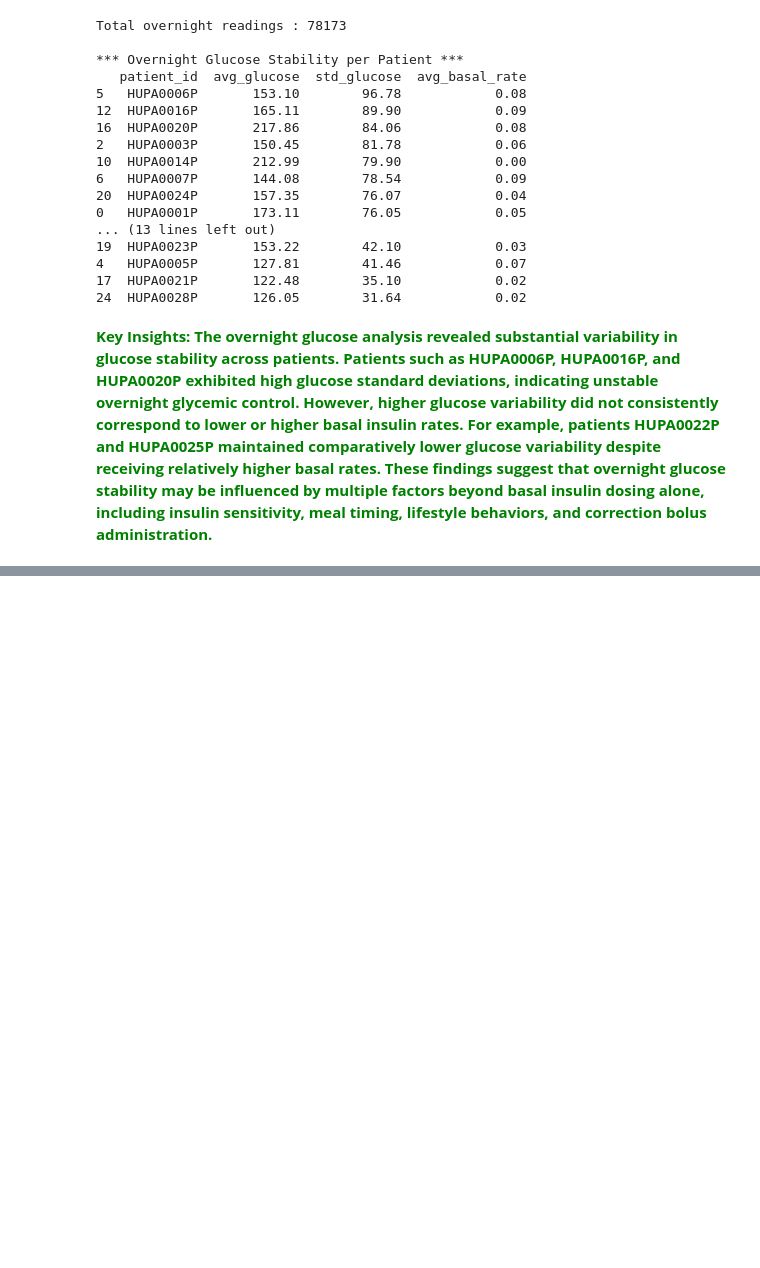
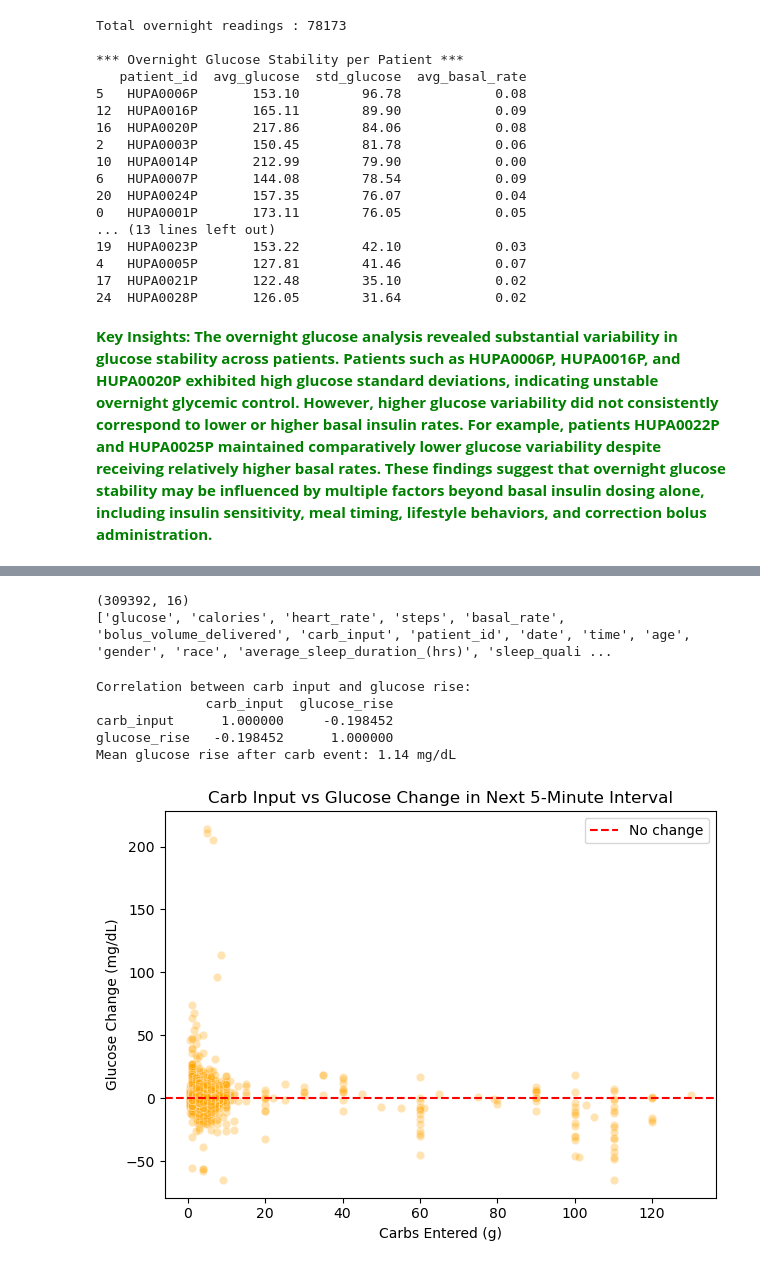
Before and after one commit to PoojaBELURE1724/Team6_DataDynamos_Python-Hackathon_MAY-2026, a Jupyter notebook: Team6_DataDynamos_category3.PrescriptiveAnalysis.ipynb, the cells around one changed output, grey strips where cells are left out. Drawn from its saved outputs; the diff is of its cells as text; code cells hidden in the pictures; blank space fills up the shorter version.

Commit message:
Category 3 Glucose Analysis
This is going to showcase the glucose analysis

```diff
--- a/Team6_DataDynamos_category3.PrescriptiveAnalysis.ipynb
+++ b/Team6_DataDynamos_category3.PrescriptiveAnalysis.ipynb
@@ -127,0 +136,37 @@ Total overnight readings : 78173
+# %%
+import pandas as pd
+import matplotlib.pyplot as plt
+import seaborn as sns
+
+df = pd.read_excel("/Users/vyshnaviandhavarapu/Desktop/TIM_CLASSES/Python Hackathon/Team6_DataDynamos_Python-Hackathon_MAY2026_V2.xlsx")
+print(df.shape)
+print(df.columns.tolist())
+# %% [output]
+(309392, 16)
+['glucose', 'calories', 'heart_rate', 'steps', 'basal_rate', 'bolus_volume_delivered', 'carb_input', 'patient_id', 'date', 'time', 'age', 'gender', 'race', 'average_sleep_duration_(hrs)', 'sleep_quali ...
+# %%
+df_sorted = df.sort_values(['patient_id', 'date', 'time']).copy()
+df_sorted['next_glucose'] = df_sorted.groupby('patient_id')['glucose'].shift(-1)
+df_sorted['glucose_rise'] = df_sorted['next_glucose'] - df_sorted['glucose']
+
+meals = df_sorted[df_sorted['carb_input'] > 0].dropna(subset=['glucose_rise'])
+
+print("Correlation between carb input and glucose rise:")
+print(meals[['carb_input', 'glucose_rise']].corr())
+print(f"Mean glucose rise after carb event: {meals['glucose_rise'].mean():.2f} mg/dL")
+
+sns.scatterplot(data=meals, x='carb_input', y='glucose_rise', alpha=0.3, color='orange')
+plt.axhline(0, color='red', linestyle='--', label='No change')
+plt.title("Carb Input vs Glucose Change in Next 5-Minute Interval")
+plt.xlabel("Carbs Entered (g)")
+plt.ylabel("Glucose Change (mg/dL)")
+plt.legend()
+plt.tight_layout()
+plt.show()
+# %% [output]
+Correlation between carb input and glucose rise:
+              carb_input  glucose_rise
+carb_input      1.000000     -0.198452
+glucose_rise   -0.198452      1.000000
+Mean glucose rise after carb event: 1.14 mg/dL
+[figure, added]
```
Also changed, not shown: parts of 16 cells of this notebook.
